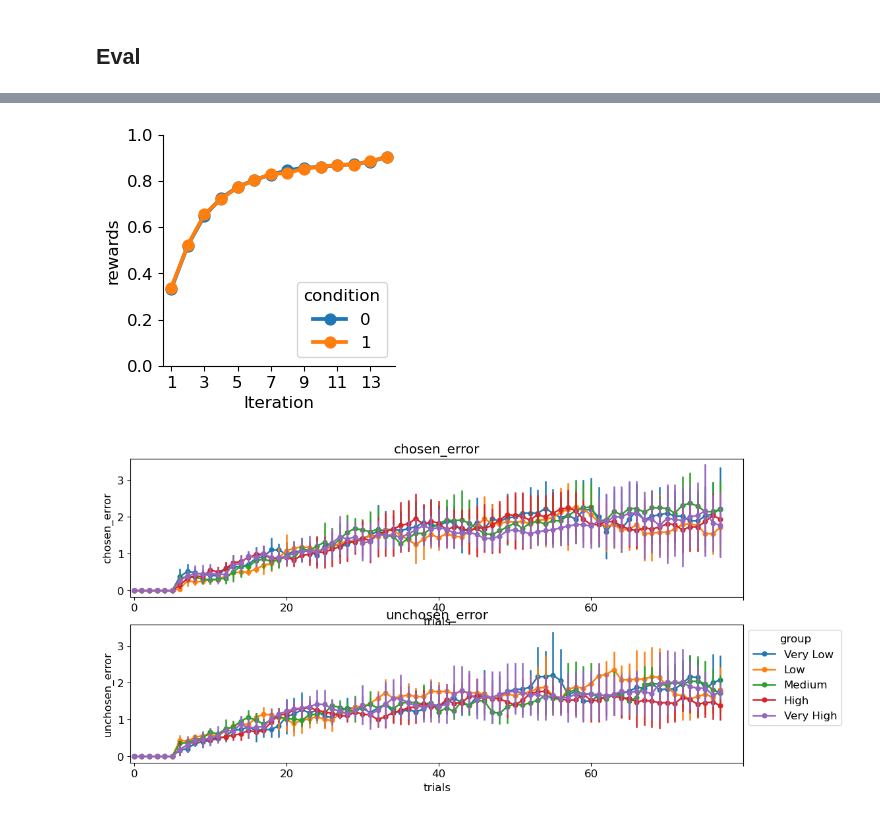
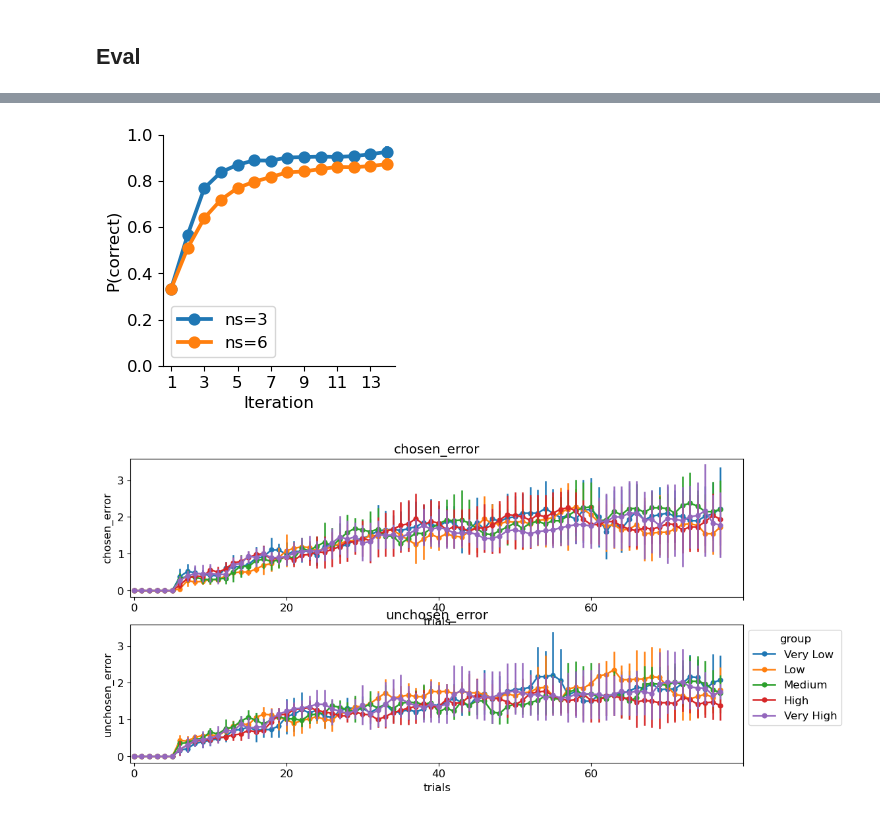
Before and after one commit to ti55987/DL4CM, a Jupyter notebook: simulation/simulation.ipynb, the cells around one changed output, grey strips where cells are left out. Cells and saved outputs as stored; diff of their text form; code cells hidden in the pictures.

```diff
--- a/simulation/simulation.ipynb
+++ b/simulation/simulation.ipynb
@@ -19,20 +20,24 @@ from utils.simulate_utils import generate_beta_with_diff_means_sim_vars
 pval = 1
 num_blocks = 12
 
-num_stimuli_list = [6, 6]
+num_stimuli_list = [2, 6]
 min_switches = [1200, 1200]
 iter_per_stimuli = 13
 num_actions = 3
 
+half_block_no = int(num_blocks / 2)
+conditions = [0] * half_block_no + [1] * half_block_no
+random.shuffle(conditions)
 all_seq = []
 for i in range(num_blocks):
-    all_seq.append(create_stim_sequence(iter_per_stimuli, num_stimuli_list[0]))
+    num_stim = num_stimuli_list[conditions[i]]
+    all_seq.append(create_stim_sequence(iter_per_stimuli, num_stim))
 # %%
 eps_dist, _, a, b, _, _ = generate_beta_with_diff_means_sim_vars(
-     0.2, 0.55, 0.01, 500, 0, 1
+     0.25, 0.55, 0.08, 500, 0, 1
 )
 print(a, b)
 fig = plt.figure(figsize=(4, 3))
-ax = sns.histplot(eps_dist)
-ax.set_xlabel('Alpha')
+ax = sns.histplot(eps_dist, bins=20)
+ax.set_xlabel('alpha')
 # %% [output]
@@ -136,8 +147,12 @@ train_df.head(3)
 # %% [markdown]
 ## Save the data
 # %%
+from utils.feature_utils import get_iter_acc_without_switches
+
 max_num_trials = train_df.trials.max() + 1
-filename = f"../data/wmh_6s3a/{N_AGENTS}a_{num_blocks}b_{max_num_trials}t_wmh_no_switch_a01.csv"
+filename = f"../data/wmh_26s3a/{N_AGENTS}a_{num_blocks}b_{max_num_trials}t_wmh_no_switch_uni_bias.csv"
 print(filename)
-train_df.to_csv(filename)
+
+iter_acc = get_iter_acc_without_switches(train_df)
+train_df['stim_iter'] = iter_acc['stim_iter'].to_list()
 # %% [output]
@@ -196,10 +199,10 @@ iter_acc.head(2)
 # %%
-key = 'wm_bias'
+key = 'eta2_wm'
 iter_acc[key] = train_df[key].tolist()
 
 # Create 5 equal-width bins for bias values
-iter_acc['group'] = pd.qcut(iter_acc[key], q=5, labels=['Very Low', 'Low', 'Medium', 'High', 'Very High'])
-
+#iter_acc['group'] = pd.qcut(iter_acc[key], q=5, labels=['Very Low', 'Low', 'Medium', 'High', 'Very High'])
+iter_acc['group'] = pd.cut(iter_acc[key], bins=5, labels=['Very Low', 'Low', 'Medium', 'High', 'Very High'])
 # Group by bias group and calculate mean rewards
 bias_group_stats = iter_acc.groupby(["agentid",  'stim_iter', 'group'])['rewards'].mean().reset_index()
 
@@ -223,30 +231,36 @@ sns.despine()
 # %%
 res = (
     iter_acc.groupby(["agentid", "stim_iter", "condition"])[["rewards"]]
     .mean()
     .reset_index()
 )
 
 plt.rcParams.update({"font.size": 12})
 fig, ax = plt.subplots(1, 1, figsize=(3, 3), sharey=True)
 ax = sns.pointplot(
     data=res,
     x="stim_iter",
     y="rewards",
     hue="condition",
     ax=ax,
 )
 ax.set_xlabel("Iteration")
+ax.set_ylabel("P(correct)")
+# Change legend labels
+handles, labels = ax.get_legend_handles_labels()
+labels = ['ns=3', 'ns=6']
+ax.legend(handles, labels)
+
 # ax.hlines(0.33, xmin=0, xmax=18, color='red')
 max_num_iter = res.stim_iter.max()
 ax.set_xticks(np.round(np.arange(0, max_num_iter, 2), 2))
 ax.set_yticks(np.round(np.arange(0, 1.2, 0.2), 2))
 
 # fig.tight_layout(rect=[0, 0, 1, 0.95])
 
 sns.despine()
 # %% [output]
-[figure, old version]
+[figure, new version]
 # %%
 def get_error_counts_by_trial(stimuli, actions, rewards):
     error_map = {}
```
Also changed, not shown: parts of 11 cells of this notebook, 5 other files.
